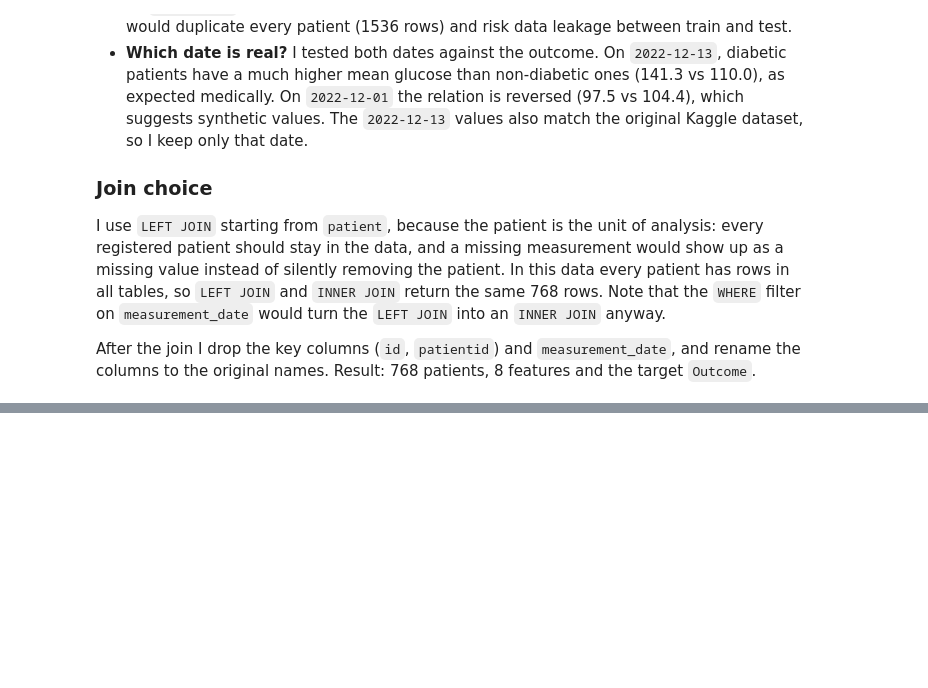
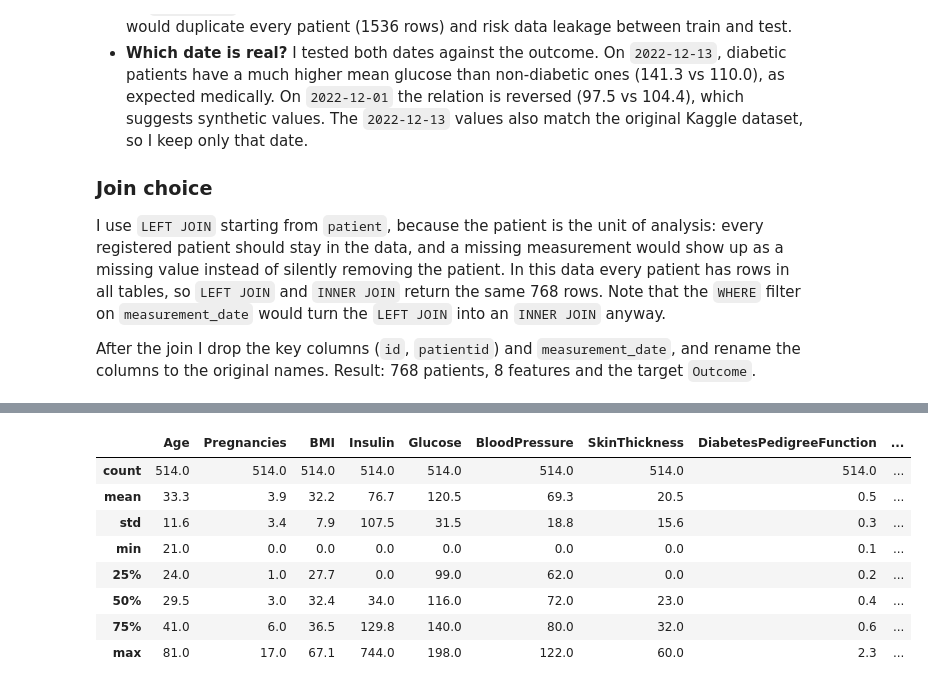
Before and after one commit to rouzbeh-enayatzadeh/ds-diabetes-challenge, a Jupyter notebook: 1_diabetes_challenge.ipynb, the cells around one changed output, grey strips where cells are left out. Drawn from its saved outputs; the diff is of its cells as text; code cells hidden in the pictures; blank space fills up the shorter version.

```diff
--- a/1_diabetes_challenge.ipynb
+++ b/1_diabetes_challenge.ipynb
@@ -235,0 +274,12 @@ f2_scorer = make_scorer(fbeta_score, beta=2)
+# %%
+df_train.describe().round(1)
+# %% [output]
+|  | Age | Pregnancies | BMI | Insulin | Glucose | BloodPressure | SkinThickness | DiabetesPedigreeFunction | ... |
+| count | 514.0 | 514.0 | 514.0 | 514.0 | 514.0 | 514.0 | 514.0 | 514.0 | ... |
+| mean | 33.3 | 3.9 | 32.2 | 76.7 | 120.5 | 69.3 | 20.5 | 0.5 | ... |
+| std | 11.6 | 3.4 | 7.9 | 107.5 | 31.5 | 18.8 | 15.6 | 0.3 | ... |
+| min | 21.0 | 0.0 | 0.0 | 0.0 | 0.0 | 0.0 | 0.0 | 0.1 | ... |
+| 25% | 24.0 | 1.0 | 27.7 | 0.0 | 99.0 | 62.0 | 0.0 | 0.2 | ... |
+| 50% | 29.5 | 3.0 | 32.4 | 34.0 | 116.0 | 72.0 | 23.0 | 0.4 | ... |
+| 75% | 41.0 | 6.0 | 36.5 | 129.8 | 140.0 | 80.0 | 32.0 | 0.6 | ... |
+| max | 81.0 | 17.0 | 67.1 | 744.0 | 198.0 | 122.0 | 60.0 | 2.3 | ... |
```
Also changed, not shown: parts of 17 cells of this notebook.
